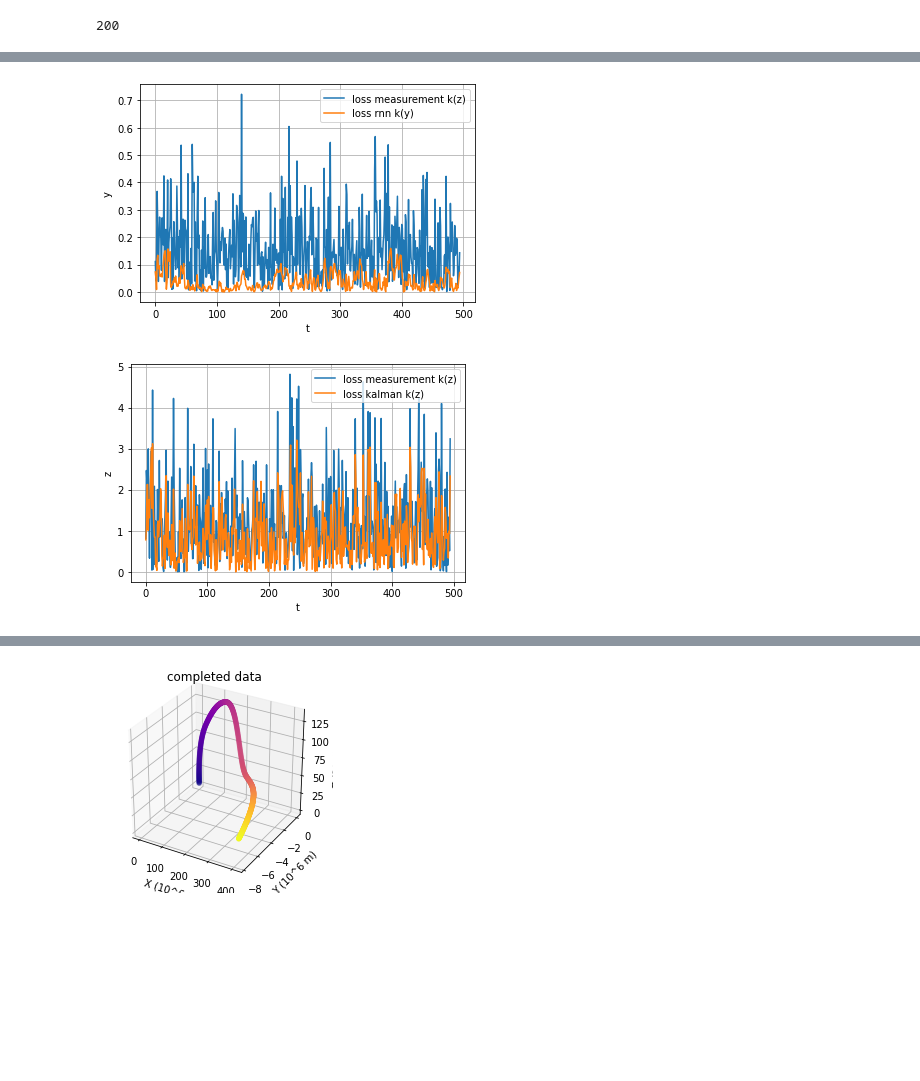
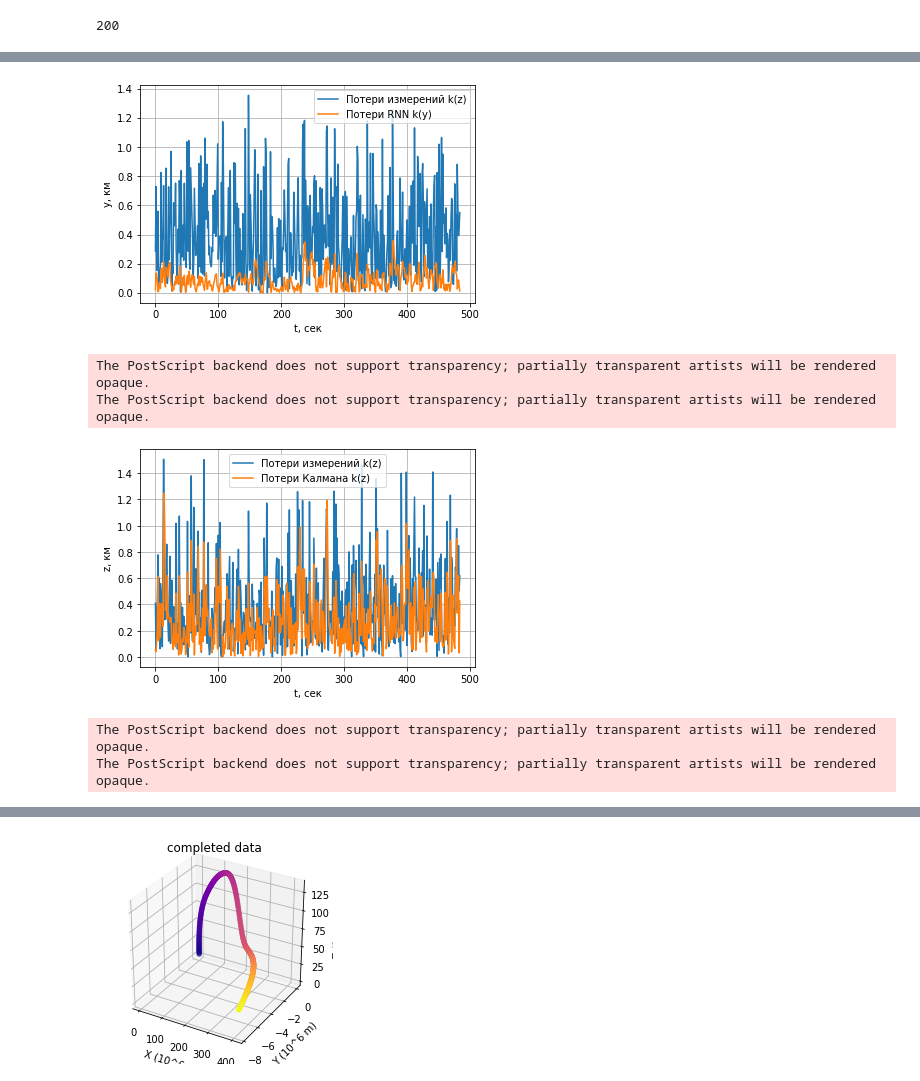
Before and after one commit to dart9905/-oursework, a Jupyter notebook: KalmanNN/KalmanNN.ipynb, the cells around one changed output, grey strips where cells are left out. Saved outputs shown, nothing was run; the diff lists cells and outputs as text; code cells hidden in the pictures; blank space fills up the shorter version.

```diff
--- a/KalmanNN/KalmanNN.ipynb
+++ b/KalmanNN/KalmanNN.ipynb
@@ -342,8 +344,10 @@ def get_strided_data_clust(dset, keys, variables=3, residuals=True, gt_size=8, h
             traj_ids.append(k)
 
     data_norm_factor = np.array(max_coordinate(data_seqs, range(len(data_seqs)))) / 100
+    data_seqs_noise = np.random.normal(data_seqs, random.randint(1,2))
+
     data_seqs = np.array(data_seqs) / data_norm_factor
-    data_seqs_noise = np.random.normal(data_seqs, random.randint(1,2)/2)
+    data_seqs_noise = data_seqs_noise / data_norm_factor
 
 
     # Collect all data seqs into one huge dataset
@@ -1150,7 +1164,7 @@ Discrepancy = 0.05
 test_loss = []
 test_accuracy = []
 # %%
-EPOC_NUM = 6
+EPOC_NUM = 1
 # %%
 trajectories_rnn, train_loss, val_loss, train_accuracy, val_accuracy, opt = traning_fun(trajectories_rnn, criterion, opt, train_dl, val_dl, train_loss, val_loss, train_accuracy, val_accuracy, Discrepancy, EPOC_NUM, device, draw=True)
 # %% [output]
@@ -1330,7 +1366,7 @@ def Deviation(data_real, data_rnn, data_kalman, Discrepancy, BATCH_SIZE_TEST, st
 
     return loss_rnn, loss_kalman, accuracy_rnn, accuracy_kalman
 # %%
-start = 3
+start = 10
 k = 1
 # %%
 loss_rnn, loss_kalman, accuracy_rnn, accuracy_kalman = Deviation(test_data.data['data'], pack_predictions, data_trajectories_filter, Discrepancy, BATCH_SIZE_TEST, start, array_err)
@@ -1351,7 +1391,8 @@ k = 2
 loss_rnn_k = []
 loss_kalman_k = []
 losss_measurement = []
-for i in range(len(test_data.data['data'][k])):
+for index in range(len(test_data.data['data'][k])-start):
+    i=index+start
     loss_kalman_k.append([test_data.data['data'][k,i,0] * data_norm_factor[0] -data_trajectories_filter[k//BATCH_SIZE_TEST][k-k//BATCH_SIZE_TEST*BATCH_SIZE_TEST][i][0],
                           test_data.data['data'][k,i,1] * data_norm_factor[1] -data_trajectories_filter[k//BATCH_SIZE_TEST][k-k//BATCH_SIZE_TEST*BATCH_SIZE_TEST][i][1],
                           test_data.data['data'][k,i,2] * data_norm_factor[2] -data_trajectories_filter[k//BATCH_SIZE_TEST][k-k//BATCH_SIZE_TEST*BATCH_SIZE_TEST][i][2]])
@@ -1366,52 +1407,63 @@ loss_kalman_k = np.absolute(np.array(loss_kalman_k))
 loss_rnn_k = np.absolute(np.array(loss_rnn_k))
 losss_measurement = np.absolute(np.array(losss_measurement))
 # %%
-plt.ylabel('x')
-plt.xlabel('t')
-plt.plot(losss_measurement[:,0], label='loss measurement k(x)')
-plt.plot(loss_kalman_k[:,0], label='loss kalman k(x)')
+fig, ax = plt.subplots()
+plt.ylabel('x, км')
+plt.xlabel('t, сек')
+plt.plot(losss_measurement[:,0], label='Потери измерений k(x)')
+plt.plot(loss_kalman_k[:,0], label='Потери Калмана k(x)')
 plt.legend()
 plt.grid(True)
+fig.savefig('kalmanx0.eps', format='eps')
 plt.show()
 
-plt.ylabel('x')
-plt.xlabel('t')
-plt.plot(losss_measurement[:,0], label='loss measurement k(x)')
-plt.plot(loss_rnn_k[:,0], label='loss rnn k(x)')
+fig, ax = plt.subplots()
+plt.ylabel('x, км')
+plt.xlabel('t, сек')
+plt.plot(losss_measurement[:,0], label='Потери измерений k(x)')
+plt.plot(loss_rnn_k[:,0], label='Потери RNN k(x)')
 plt.legend()
 plt.grid(True)
+fig.savefig('nnx0.eps', format='eps')
 plt.show()
 
-plt.ylabel('y')
-plt.xlabel('t')
-plt.plot(losss_measurement[:,1], label='loss measurement k(y)')
-plt.plot(loss_kalman_k[:,1], label='loss kalman k(y)')
+fig, ax = plt.subplots()
+plt.ylabel('y, км')
+plt.xlabel('t, сек')
+plt.plot(losss_measurement[:,1], label='Потери измерений k(y)')
+plt.plot(loss_kalman_k[:,1], label='Потери Калмана k(y)')
 plt.legend()
 plt.grid(True)
+fig.savefig('kalmany0.eps', format='eps')
 plt.show()
 
-
-plt.ylabel('y')
-plt.xlabel('t')
-plt.plot(losss_measurement[:,1], label='loss measurement k(z)')
-plt.plot(loss_rnn_k[:,1], label='loss rnn k(y)')
+fig, ax = plt.subplots()
+plt.ylabel('y, км')
+plt.xlabel('t, сек')
+plt.plot(losss_measurement[:,1], label='Потери измерений k(z)')
+plt.plot(loss_rnn_k[:,1], label='Потери RNN k(y)')
 plt.legend()
 plt.grid(True)
+fig.savefig('nny0.eps', format='eps')
 plt.show()
 
-plt.ylabel('z')
-plt.xlabel('t')
-plt.plot(losss_measurement[:,2], label='loss measurement k(z)')
-plt.plot(loss_kalman_k[:,2], label='loss kalman k(z)')
+fig, ax = plt.subplots()
+plt.ylabel('z, км')
+plt.xlabel('t, сек')
+plt.plot(losss_measurement[:,2], label='Потери измерений k(z)')
+plt.plot(loss_kalman_k[:,2], label='Потери Калмана k(z)')
 plt.legend()
 plt.grid(True)
+fig.savefig('kalmanz0.eps', format='eps')
 plt.show()
 
-plt.ylabel('z')
-plt.xlabel('t')
-plt.plot(losss_measurement[:,2], label='loss measurement k(z)')
-plt.plot(loss_rnn_k[:,2], label='loss rnn k(z)')
+fig, ax = plt.subplots()
+plt.ylabel('z, км')
+plt.xlabel('t, сек')
+plt.plot(losss_measurement[:,2], label='Потери измерений k(z)')
+plt.plot(loss_rnn_k[:,2], label='Потери RNN k(z)')
 plt.legend()
 plt.grid(True)
+fig.savefig('nnz0.eps', format='eps')
 plt.show()
 # %% [output]
@@ -1421,2 +1481,6 @@ plt.show()
-[figure, old version]
+[figure, new version]
+The PostScript backend does not support transparency; partially transparent artists will be rendered opaque.
+The PostScript backend does not support transparency; partially transparent artists will be rendered opaque.
-[figure, old version]
+[figure, new version]
+The PostScript backend does not support transparency; partially transparent artists will be rendered opaque.
+The PostScript backend does not support transparency; partially transparent artists will be rendered opaque.
```
Also changed, not shown: parts of 13 cells of this notebook, 52 other files.
